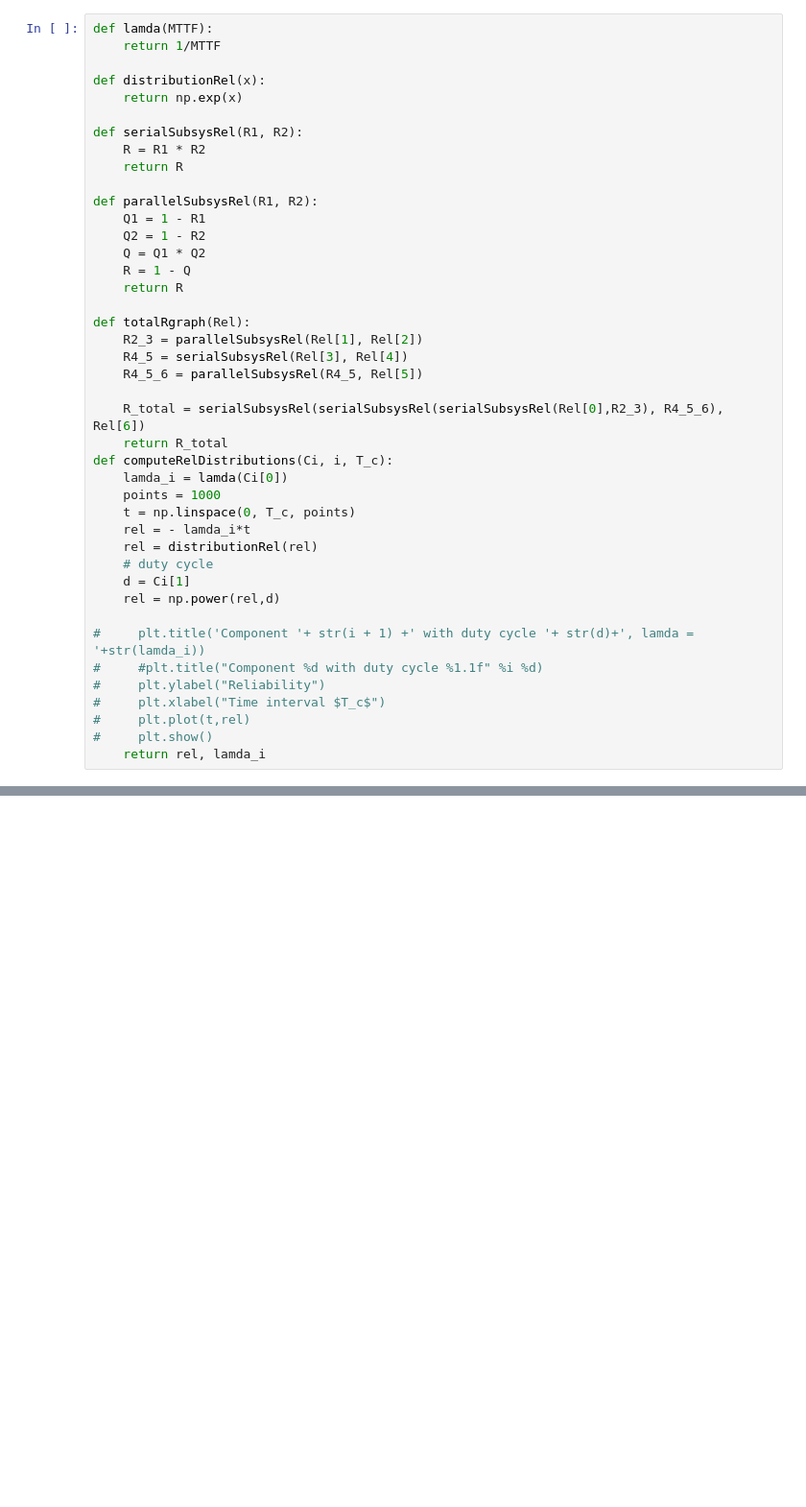
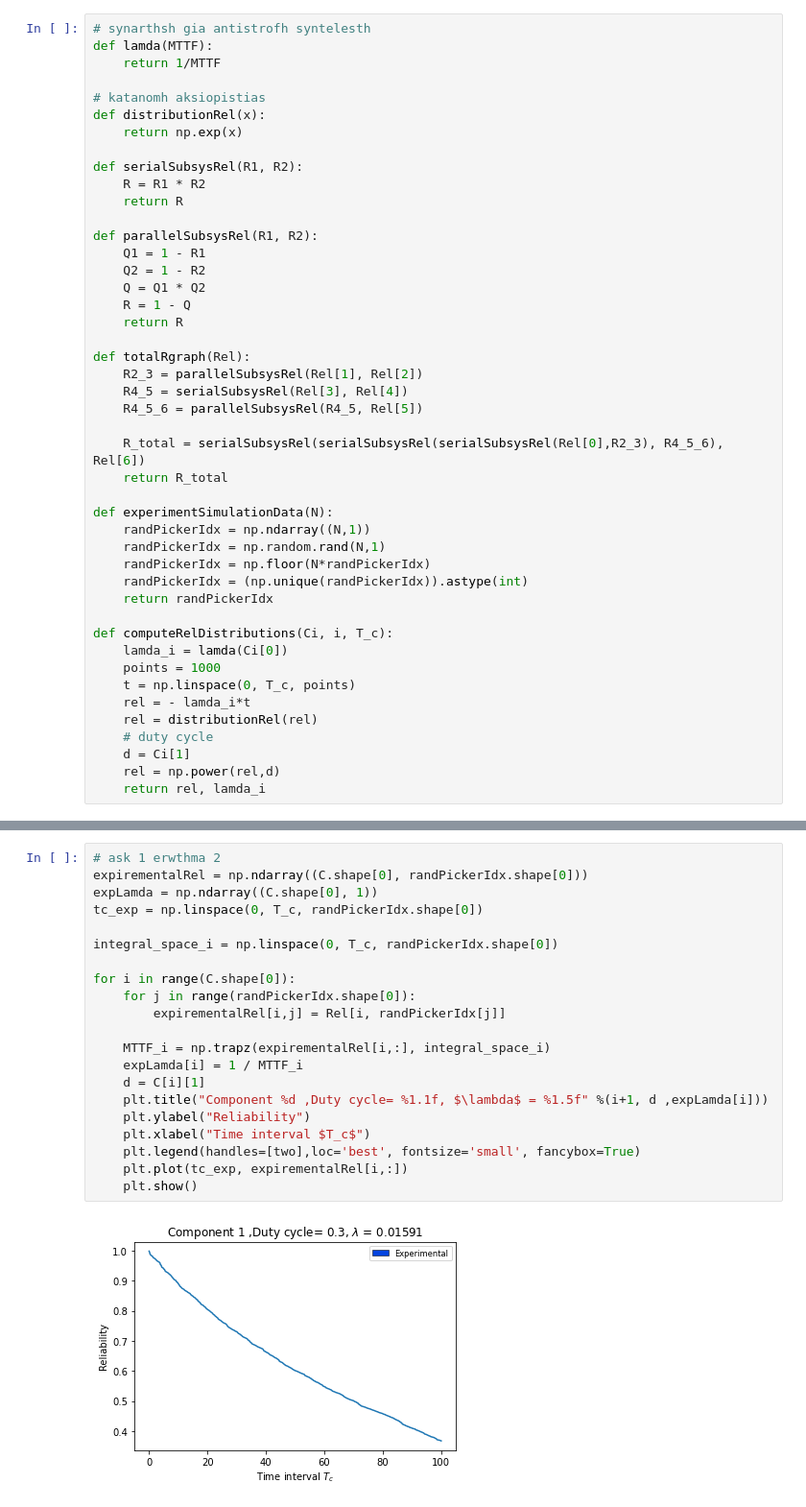
Before and after one commit to stavrosb00/Reliability-Systems, a Jupyter notebook: reliability_project.ipynb, the cells around one changed output, grey strips where cells are left out. Shown at 96% size. Drawn from its saved outputs; the diff is of its cells as text; blank space fills up the shorter version.

```diff
--- a/reliability_project.ipynb
+++ b/reliability_project.ipynb
@@ -7,7 +25,9 @@ from sklearn import preprocessing
 # %%
+# synarthsh gia antistrofh syntelesth
 def lamda(MTTF):
     return 1/MTTF
 
+# katanomh aksiopistias
 def distributionRel(x):
     return np.exp(x)
 
@@ -29,6 +49,14 @@ def totalRgraph(Rel):
 
     R_total = serialSubsysRel(serialSubsysRel(serialSubsysRel(Rel[0],R2_3), R4_5_6), Rel[6])
     return R_total
+
+def experimentSimulationData(N):
+    randPickerIdx = np.ndarray((N,1))
+    randPickerIdx = np.random.rand(N,1)
+    randPickerIdx = np.floor(N*randPickerIdx)
+    randPickerIdx = (np.unique(randPickerIdx)).astype(int)
+    return randPickerIdx
+
 def computeRelDistributions(Ci, i, T_c):
     lamda_i = lamda(Ci[0])
     points = 1000
@@ -38,12 +66,5 @@ def computeRelDistributions(Ci, i, T_c):
     # duty cycle
     d = Ci[1]
     rel = np.power(rel,d)
-
-#     plt.title('Component '+ str(i + 1) +' with duty cycle '+ str(d)+', lamda = '+str(lamda_i))
-#     #plt.title("Component %d with duty cycle %1.1f" %i %d)
-#     plt.ylabel("Reliability")
-#     plt.xlabel("Time interval $T_c$")
-#     plt.plot(t,rel)
-#     plt.show()
     return rel, lamda_i
 # %% [markdown]
@@ -75,0 +102,23 @@ two = mpatches.Patch(facecolor='#0343DF', label = 'Experimental', linewidth = 0.
+# %%
+# ask 1 erwthma 2
+expirementalRel = np.ndarray((C.shape[0], randPickerIdx.shape[0]))
+expLamda = np.ndarray((C.shape[0], 1))
+tc_exp = np.linspace(0, T_c, randPickerIdx.shape[0])
+
+integral_space_i = np.linspace(0, T_c, randPickerIdx.shape[0])
+
+for i in range(C.shape[0]):
+    for j in range(randPickerIdx.shape[0]):
+        expirementalRel[i,j] = Rel[i, randPickerIdx[j]]
+
+    MTTF_i = np.trapz(expirementalRel[i,:], integral_space_i)
+    expLamda[i] = 1 / MTTF_i
+    d = C[i][1]
+    plt.title("Component %d ,Duty cycle= %1.1f, $\lambda$ = %1.5f" %(i+1, d ,expLamda[i]))
+    plt.ylabel("Reliability")
+    plt.xlabel("Time interval $T_c$")
+    plt.legend(handles=[two],loc='best', fontsize='small', fancybox=True)
+    plt.plot(tc_exp, expirementalRel[i,:])
+    plt.show()
+# %% [output]
+[figure, added]
```
Also changed, not shown: parts of 22 cells of this notebook.
